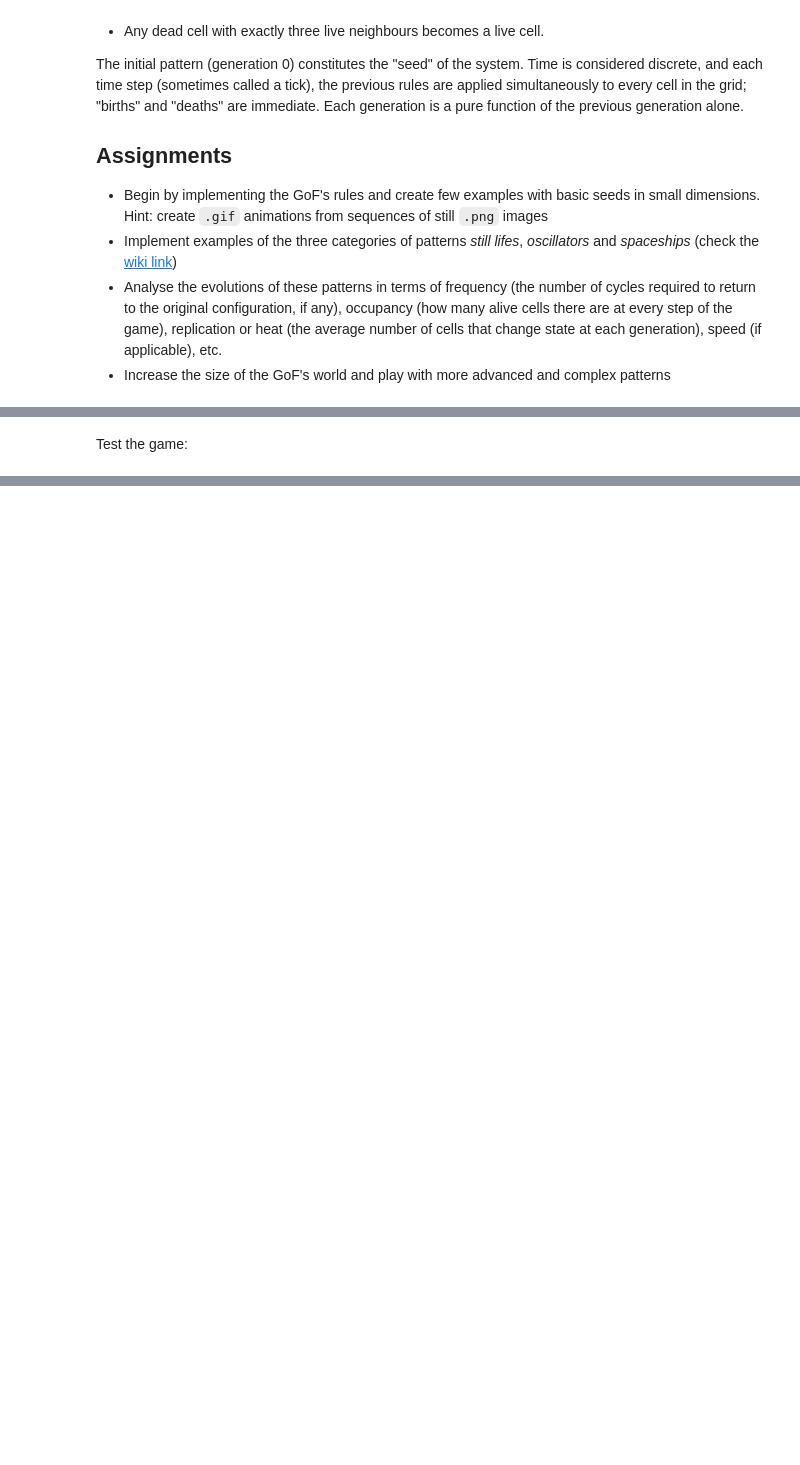
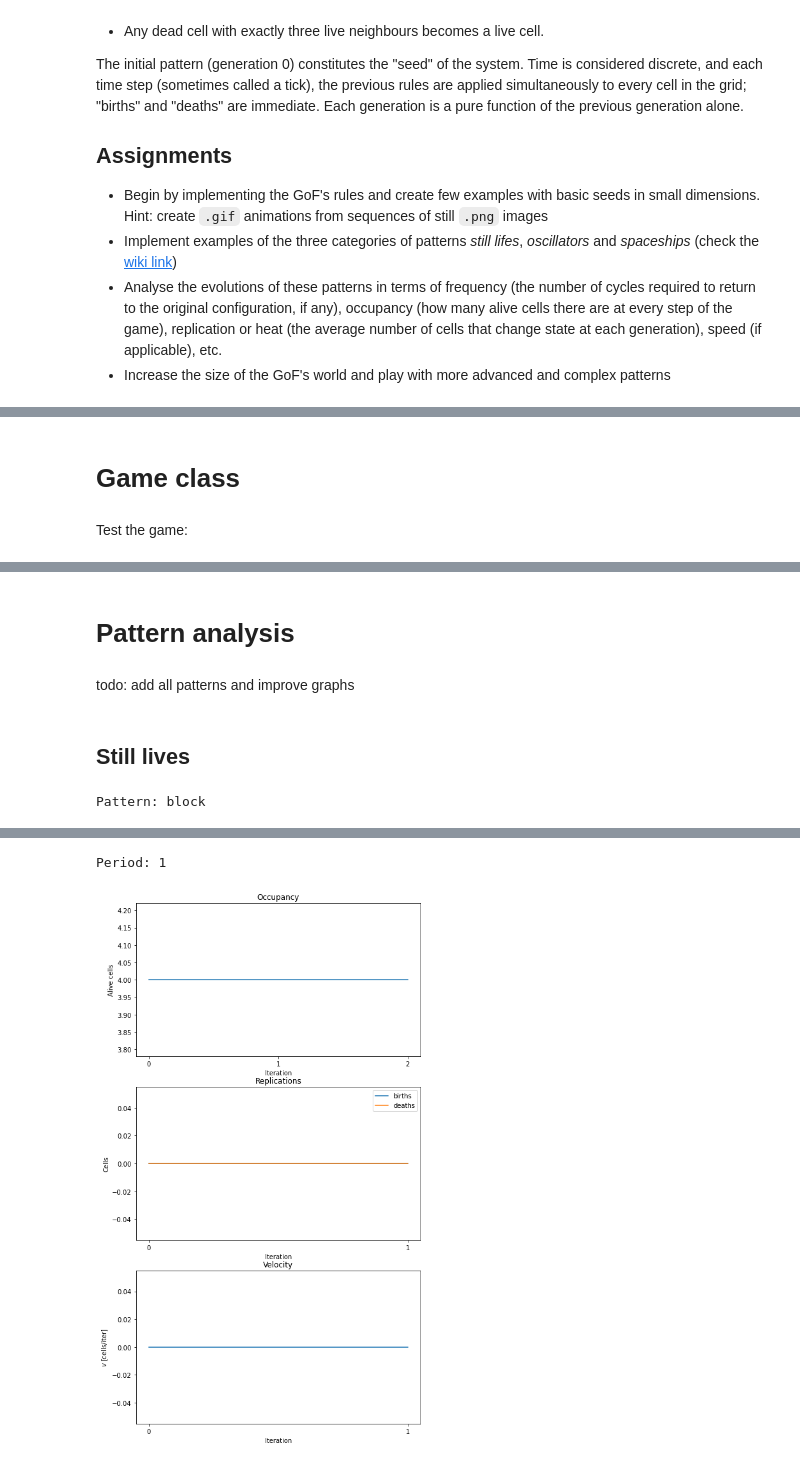
Before and after one commit to fabiovac/game_of_life, a Jupyter notebook: Project.ipynb, the cells around one changed output, grey strips where cells are left out. Cells and saved outputs as stored; diff of their text form; code cells hidden in the pictures; blank space fills up the shorter version.

```diff
--- a/Project.ipynb
+++ b/Project.ipynb
@@ -184,3 +195,5 @@ for i, ax in enumerate(axs.flatten()):
+# %% [markdown]
+# Game class
 # %%
 class Game:
 
@@ -317,3 +329,7 @@ display(HTML(f'<img src="{path}">'))
 # %% [output]
 [interactive output not drawn]
+# %% [markdown]
+# Pattern analysis
+# %% [markdown]
+todo: add all patterns and improve graphs
 # %%
@@ -355,0 +380,6 @@ def analyze_pattern(pattern_library, pattern_name, grid_size=(32,32), pattern_po
+# %% [markdown]
+## Still lives
+# %%
+analyze_pattern(library, 'block', grid_size=(6,6), pattern_pos=(2,2))
+# %% [output]
+Pattern: block
@@ -355,0 +387,2 @@ def analyze_pattern(pattern_library, pattern_name, grid_size=(32,32), pattern_po
+Period: 1
+[figure, added]
```
Also changed, not shown: parts of 26 cells of this notebook, 8 other files.
